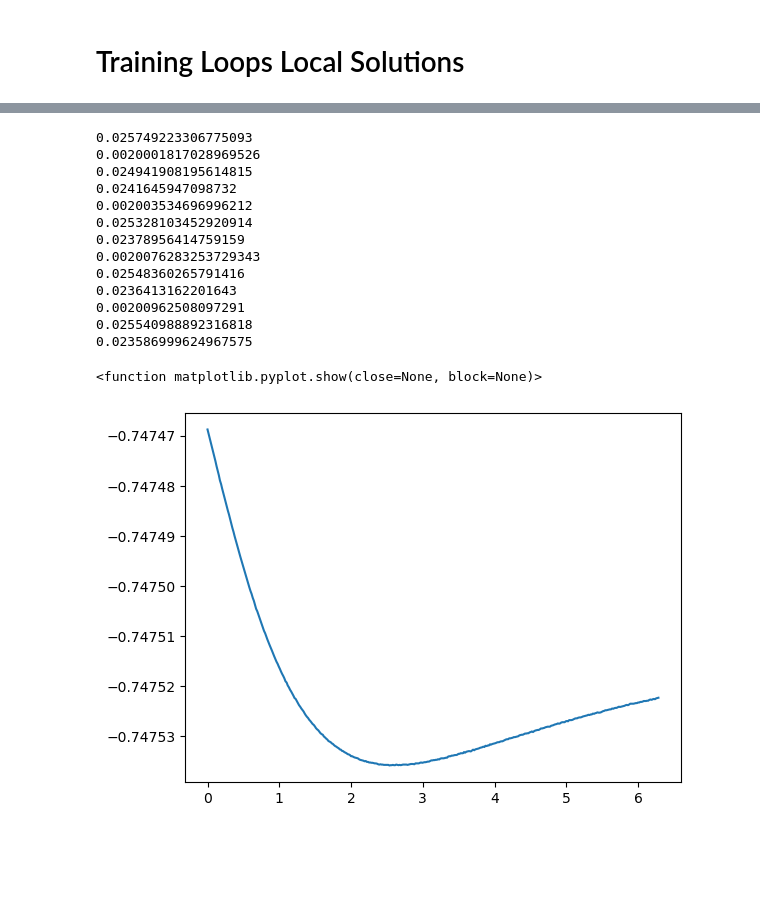
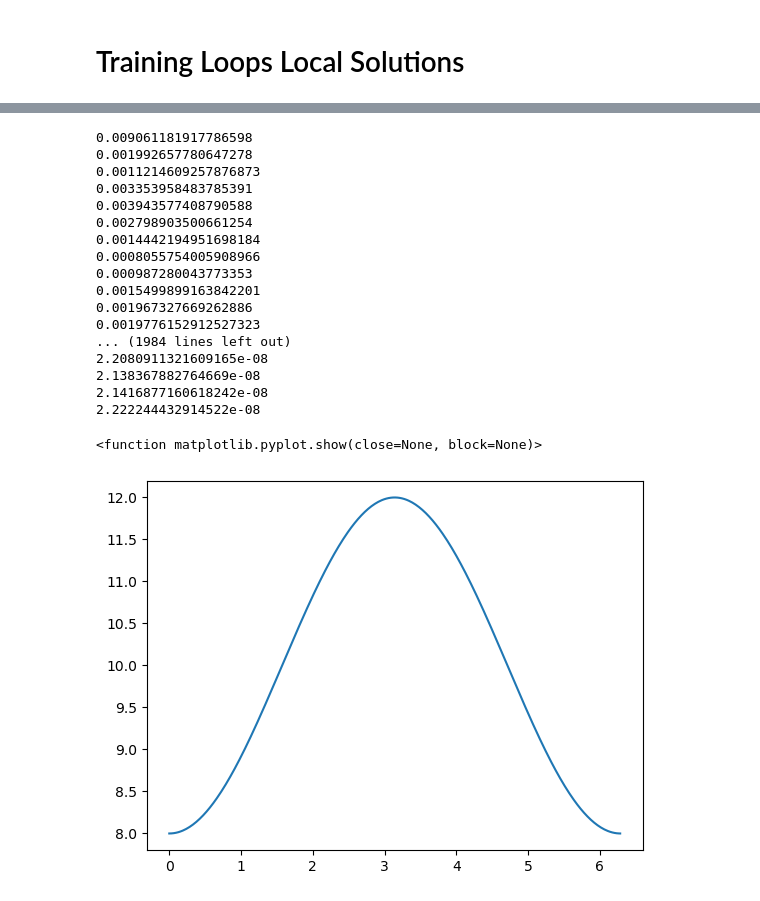
Before and after one commit to SeanDisaro/CL_PDE_Solv, a Jupyter notebook: notebooks/sintsin2tproblem.ipynb, the cells around one changed output, grey strips where cells are left out. Drawn from its saved outputs; the diff is of its cells as text; code cells hidden in the pictures; blank space fills up the shorter version.

```diff
--- a/notebooks/sintsin2tproblem.ipynb
+++ b/notebooks/sintsin2tproblem.ipynb
@@ -43,6 +65,6 @@ plt.show
 # %%
 #define Trainingset on A:
-num_train_boundary = 3
+num_train_boundary = 15
 t_grid = torch.linspace(0.,2*torch.pi,4000,requires_grad = True).view(-1,1).to('cuda')
 boundary_t = torch.tensor(0., requires_grad = True).view(-1,1).to('cuda')
 boundary_values = torch.linspace(-1.5,1.5,num_train_boundary, requires_grad = True).to('cuda')
@@ -52,9 +74,17 @@ for i in range(t_grid.shape[0]):
   f_out[i] = f(t_grid[i])
 
 #model:
-sol_cluster_A = LocalDeepONet_oneDim(1, 20, 10).to('cuda')
+#
+
+
+
+
+
+
+sol_cluster_A = LocalDeepONet_oneDim(1, 20, 10)
+sol_cluster_A = sol_cluster_A.to('cuda')
 alpha = 1e-3
-beta = 1e-2
+beta = 0#1e-2
 optimizer = torch.optim.Adam(sol_cluster_A.parameters(), lr = 1e-3)
 
 
@@ -68,28 +98,32 @@ for i in range(2000):
   loss.backward(retain_graph=True)
   optimizer.step()
 # %% [output]
-0.025749223306775093
-0.0020001817028969526
-0.024941908195614815
-0.0241645947098732
-0.002003534696996212
-0.025328103452920914
-0.02378956414759159
-0.0020076283253729343
-0.02548360265791416
-0.0236413162201643
-0.00200962508097291
-0.025540988892316818
-0.023586999624967575
+0.009061181917786598
+0.001992657780647278
+0.0011214609257876873
+0.003353958483785391
+0.003943577408790588
+0.002798903500661254
+0.0014442194951698184
+0.0008055754005908966
+0.000987280043773353
+0.0015499899163842201
+0.001967327669262886
+0.0019776152912527323
+... (1984 lines left out)
+2.2080911321609165e-08
+2.138367882764669e-08
+2.1416877160618242e-08
+2.222244432914522e-08
 # %%
 t_grid_A_test = torch.linspace(0.,2*torch.pi,400).view(-1,1)
-sol_cluster_A_cpu = sol_cluster_A.to('cpu')
-sol = sol_cluster_A(t_grid_A_test,torch.full( t_grid_A_test.shape , 0.) )
+sol_cluster_A.to('cpu')
+sol = sol_cluster_A(t_grid_A_test,torch.full( t_grid_A_test.shape , 8.) )
 plt.plot(t_grid_A_test.detach().numpy() , sol.detach().numpy())
 plt.show
 # %% [output]
 <function matplotlib.pyplot.show(close=None, block=None)>
-[figure, old version]
+[figure, new version]
 # %%
 #save local model A
 torch.save(sol_cluster_A, Path(trained_models_address , 'local_A0.pt'))
```
Also changed, not shown: parts of 1 cell of this notebook.
